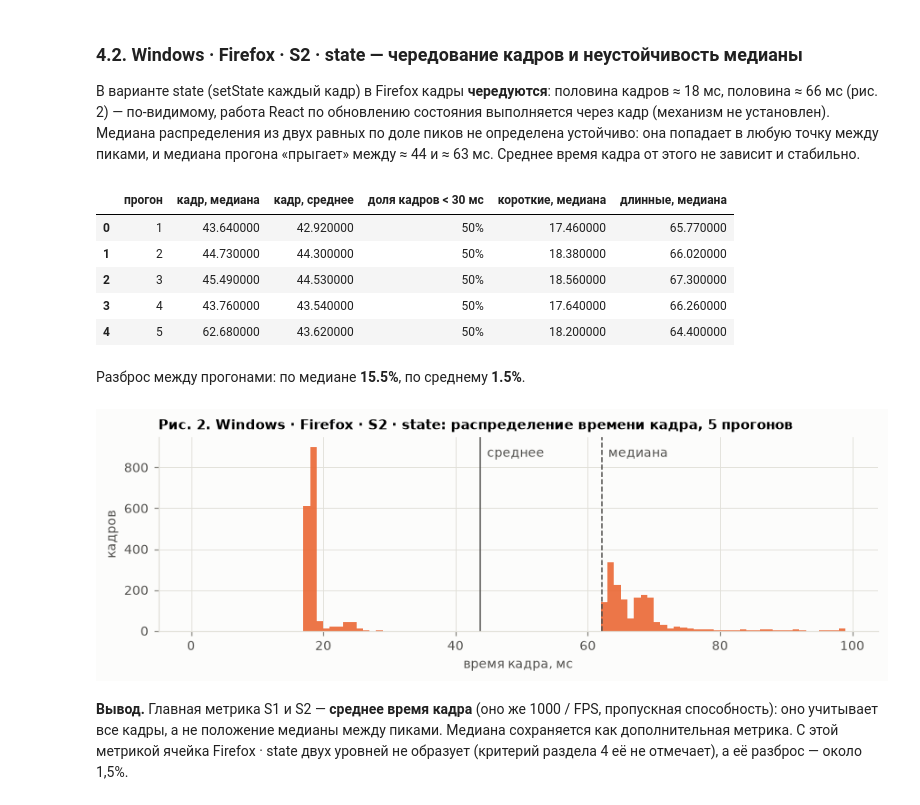
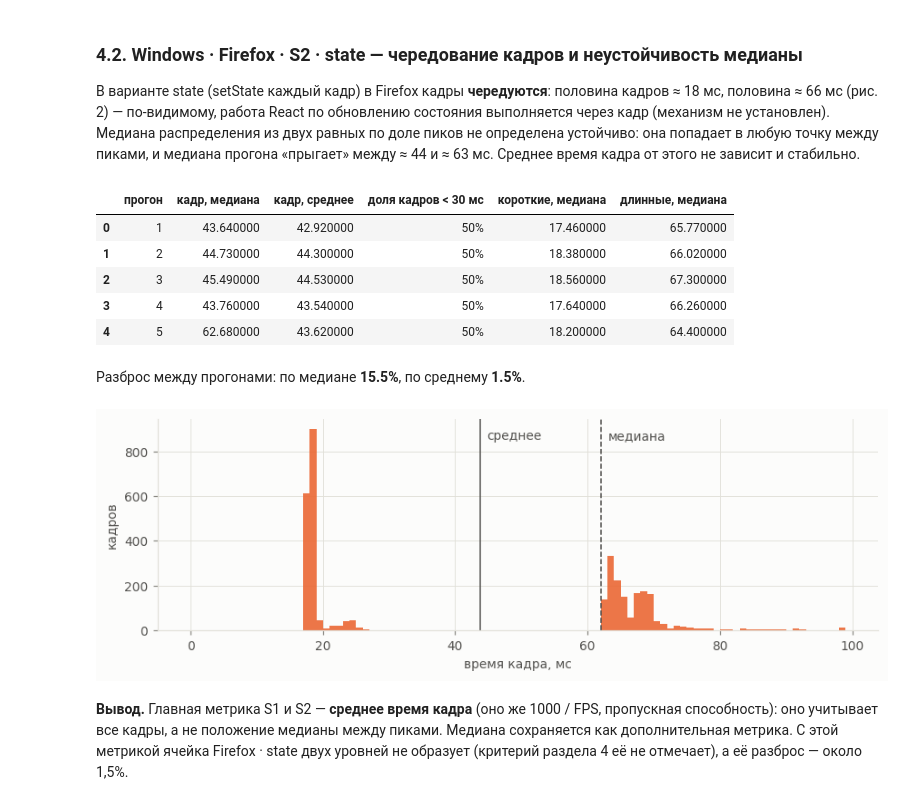
Before and after one commit to LEVALEXEEV/benchmark, a Jupyter notebook: analysis/pilot.ipynb, the cells around one changed output. Drawn from its saved outputs; the diff is of its cells as text; code cells hidden in the pictures.

```diff
--- a/analysis/pilot.ipynb
+++ b/analysis/pilot.ipynb
@@ -323,35 +322,34 @@ React по обновлению состояния выполняется чер
 # %%
 t, frames = [], []
 for rep, df in frames_of("Windows · Firefox", "s2", "r3f-state"):
     f = df["frame_ms"].to_numpy()
     frames.append(f)
     t.append({"прогон": rep, "кадр, медиана": np.median(f), "кадр, среднее": f.mean(),
               "доля кадров < 30 мс": (f < 30).mean(), "короткие, медиана": np.median(f[f < 30]),
               "длинные, медиана": np.median(f[f >= 30])})
 T = pd.DataFrame(t)
 display(T.round(2).style.format({"доля кадров < 30 мс": "{:.0%}"}))
 cv = lambda v: np.std(np.log(v), ddof=1) * 100
 display(Markdown(f"Разброс между прогонами: по медиане **{cv(T['кадр, медиана']):.1f}%**, по среднему **{cv(T['кадр, среднее']):.1f}%**."))
 
 fig, ax = plt.subplots(figsize=(8, 2.8))
 ax.hist(np.concatenate(frames), bins=np.arange(0, 100, 1), color=PLATFORM_COLOR["Windows · Firefox"], alpha=0.9)
 for x, label, ls in [(T["кадр, среднее"].mean(), "среднее", "-"), (np.median(np.concatenate(frames)), "медиана", "--")]:
     ax.axvline(x, color=INK, lw=1, ls=ls)
     ax.text(x + 1, ax.get_ylim()[1] * 0.9, label, color=INK)
 ax.set_xlabel("время кадра, мс")
 ax.set_ylabel("кадров")
-ax.set_title("Рис. 2. Windows · Firefox · S2 · state: распределение времени кадра, 5 прогонов", fontweight="bold")
 fig.tight_layout()
 plt.show()
 # %% [output]
 |  | прогон | кадр, медиана | кадр, среднее | доля кадров < 30 мс | короткие, медиана | длинные, медиана |
 | 0 | 1 | 43.640000 | 42.920000 | 50% | 17.460000 | 65.770000 |
 | 1 | 2 | 44.730000 | 44.300000 | 50% | 18.380000 | 66.020000 |
 | 2 | 3 | 45.490000 | 44.530000 | 50% | 18.560000 | 67.300000 |
 | 3 | 4 | 43.760000 | 43.540000 | 50% | 17.640000 | 66.260000 |
 | 4 | 5 | 62.680000 | 43.620000 | 50% | 18.200000 | 64.400000 |
 Разброс между прогонами: по медиане **15.5%**, по среднему **1.5%**.
-[figure, old version]
+[figure, new version]
 # %% [markdown]
 **Вывод.** Главная метрика S1 и S2 — **среднее время кадра** (оно же
 1000 / FPS, пропускная способность): оно учитывает все кадры, а не
```
Also changed, not shown: parts of 1 cell of this notebook, 4 other files.
